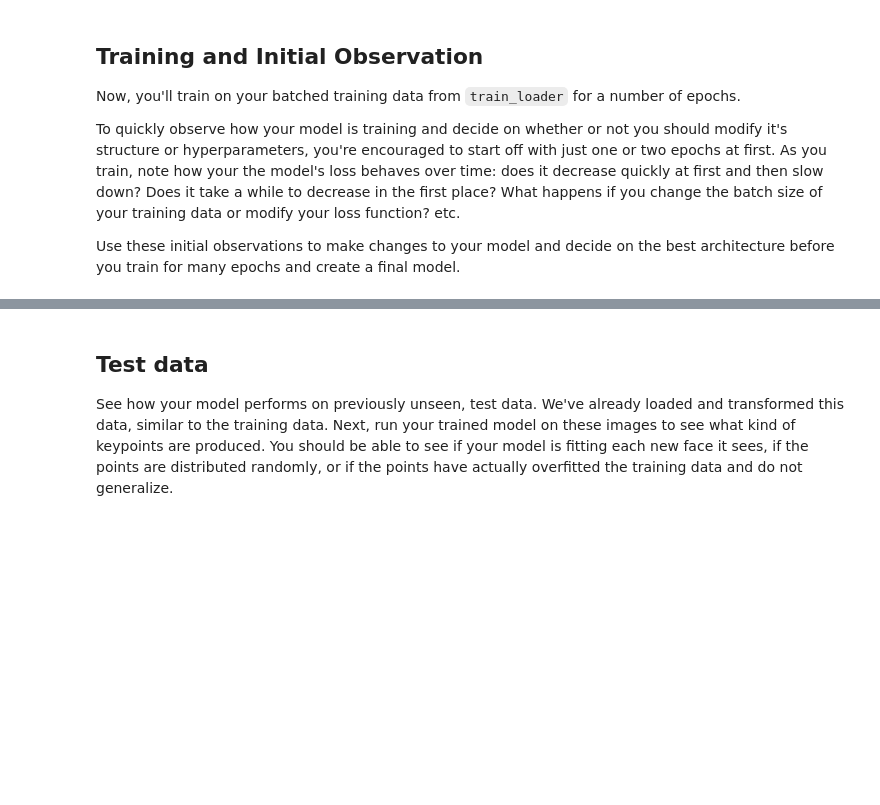
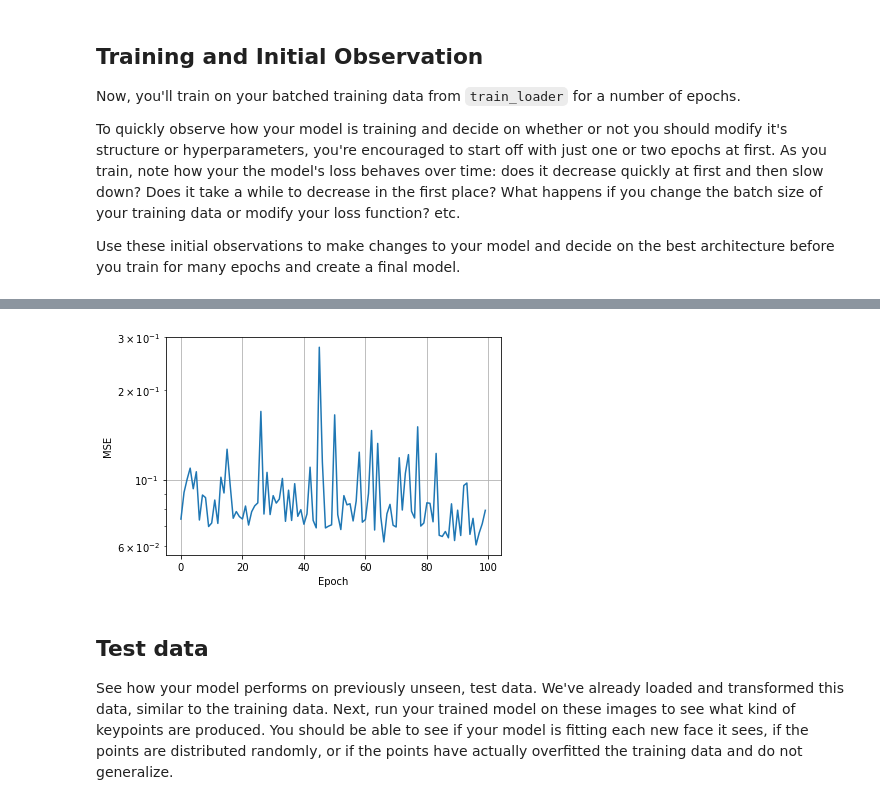
Before and after one commit to mrugankray/facial-keypoints-1, a Jupyter notebook: 2. Define the Network Architecture.ipynb, the cells around one changed output, grey strips where cells are left out. Saved outputs shown, nothing was run; the diff lists cells and outputs as text; code cells hidden in the pictures; blank space fills up the shorter version.

```diff
--- a/2. Define the Network Architecture.ipynb
+++ b/2. Define the Network Architecture.ipynb
@@ -420,0 +473,2 @@ Finished Training
+# %%
+losses = train_net(100)
@@ -421,3 +493,11 @@ Finished Training
+# %%
+plt.figure()
+plt.semilogy(losses)
+plt.grid()
+plt.xlabel('Epoch')
+plt.ylabel('MSE');
+# %% [output]
+[figure, added]
 # %% [markdown]
 ## Test data
 
```
Also changed, not shown: parts of 15 cells of this notebook, 3 other files.
